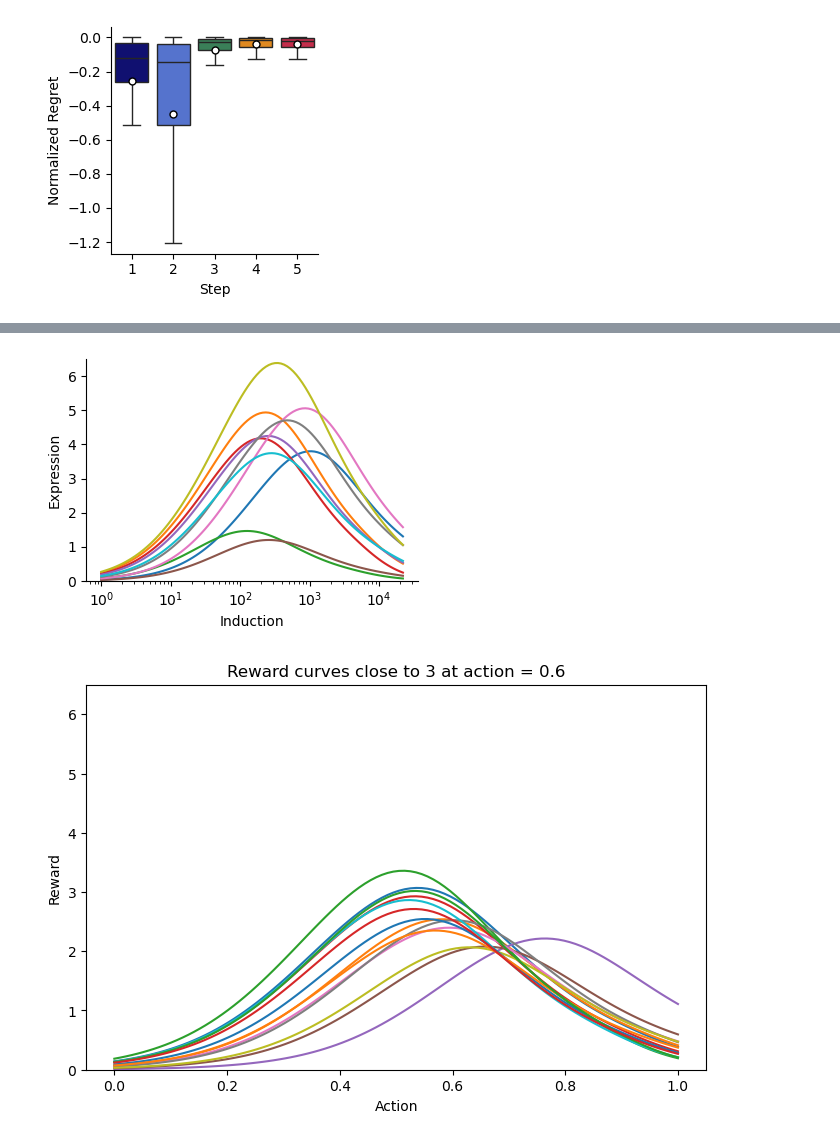
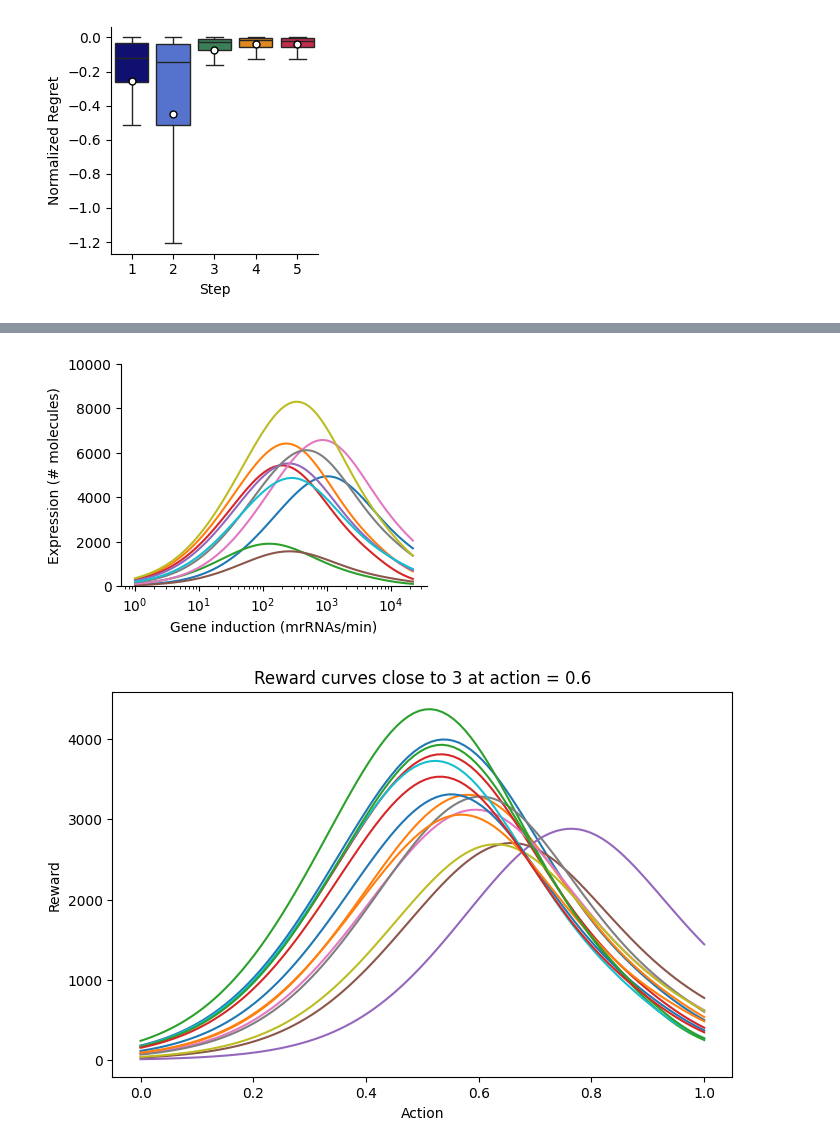
Before and after one commit to MichalKobiela/GeneCircuitsRL, a Jupyter notebook: rl_host.ipynb, the cells around one changed output, grey strips where cells are left out. Drawn from its saved outputs; the diff is of its cells as text; code cells hidden in the pictures.

```diff
--- a/rl_host.ipynb
+++ b/rl_host.ipynb
@@ -825,32 +571,0 @@ np.argmin(fifth_rewards)
-# %%
-first_rewards = np.zeros(100)
-second_rewards = np.zeros(100)
-third_rewards = np.zeros(100)
-forth_rewards = np.zeros(100)
-fifth_rewards = np.zeros(100)
-
-env.seed(0)
-
-for i in range(100):
-
-# Compute reward landscape
-    obs, info = env.reset()
-    vals = np.zeros(100)
-    for j in range(100):
-        vals[j] = jl.reward(j/100, env.uncertain)
-    value = 1* np.max(vals)
-    action, _states = model.predict(obs, deterministic=True)
-    obs, reward, terminated, truncated, info = env.step(action)
-    first_rewards[i] = (reward - value)
-    action, _states = model.predict(obs, deterministic=True)
-    obs, reward, terminated, truncated, info = env.step(action)
-    second_rewards[i] = (reward - value)
-    action, _states = model.predict(obs, deterministic=True)
-    obs, reward, terminated, truncated, info = env.step(action)
-    third_rewards[i] = (reward - value)
-    action, _states = model.predict(obs, deterministic=True)
-    obs, reward, terminated, truncated, info = env.step(action)
-    forth_rewards[i] = (reward - value)
-    action, _states = model.predict(obs, deterministic=True)
-    obs, reward, terminated, truncated, info = env.step(action)
-    fifth_rewards[i] = (reward - value)
@@ -932,39 +608,38 @@ torch.manual_seed(SEED)
 jl.seval(f"Random.seed!({SEED})")  # your Julia seed
 env.seed(SEED)
 env.reset(seed=SEED)
 
 import matplotlib.pyplot as plt
 import numpy as np
 import torch
 
 # Number of samples along action dimension
 n_points = 100
 x = np.linspace(0, 1, n_points)
 
 x_log = np.linspace(0, 10, n_points)
 
 x_axis = np.exp(x_log)  # shape (n_points, 1)
 
 # Number of different uncertain parameters to visualize
 n_curves = 10
 
 plt.figure(figsize=(4, 3))
 
 for _ in range(n_curves):
     env.reset()
-    vals = np.array([jl.reward(a, env.uncertain) for a in x])
+    vals = np.array([jl.denormalize_reward(jl.reward(a, env.uncertain)) for a in x])
     plt.plot(x_axis, vals, label=f'unc={unc.round(2)}')
-
-plt.xlabel('Induction')
 plt.xscale('log')
-plt.ylabel('Expression')
-plt.ylim(0, 6.5)
+plt.xlabel('Gene induction (mrRNAs/min)')
+plt.ylabel('Expression (# molecules)')
 sns.despine()
 plt.tight_layout()
+plt.ylim(0, 10000)
 plt.savefig("curves.pdf", format="pdf")
 plt.show()
 # %% [output]
-[figure, old version]
+[figure, new version]
 # %%
 SEED = 2
 
@@ -992,7 +667,7 @@ plt.figure(figsize=(8, 5))
 for _ in range(n_curves):
     env.reset()
     unc = env.uncertain
-    vals = np.array([jl.reward(a, unc) for a in x])
+    vals = np.array([jl.denormalize_reward(jl.reward(a, unc)) for a in x])
 
     # --- filter condition ---
     reward_at_target = jl.reward(target_action, unc)
@@ -1005,9 +680,8 @@ for _ in range(n_curves):
 
 plt.xlabel('Action')
 plt.ylabel('Reward')
-plt.ylim(0, 6.5)
 plt.savefig("selected_curves.pdf", format="pdf")
 plt.title('Reward curves close to 3 at action = 0.6')
 plt.show()
 # %% [output]
-[figure, old version]
+[figure, new version]
```
Also changed, not shown: parts of 26 cells of this notebook, 21 other files.
